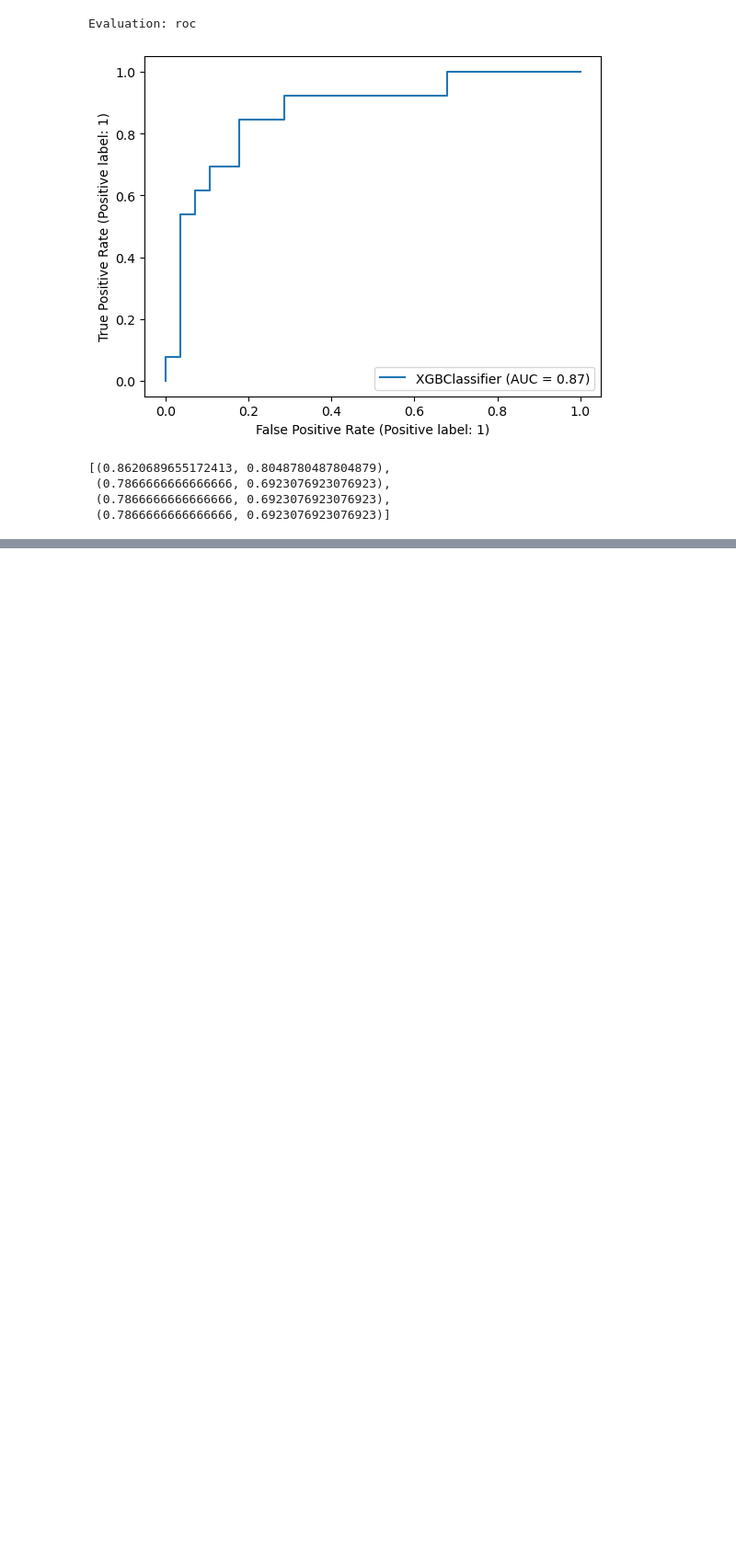
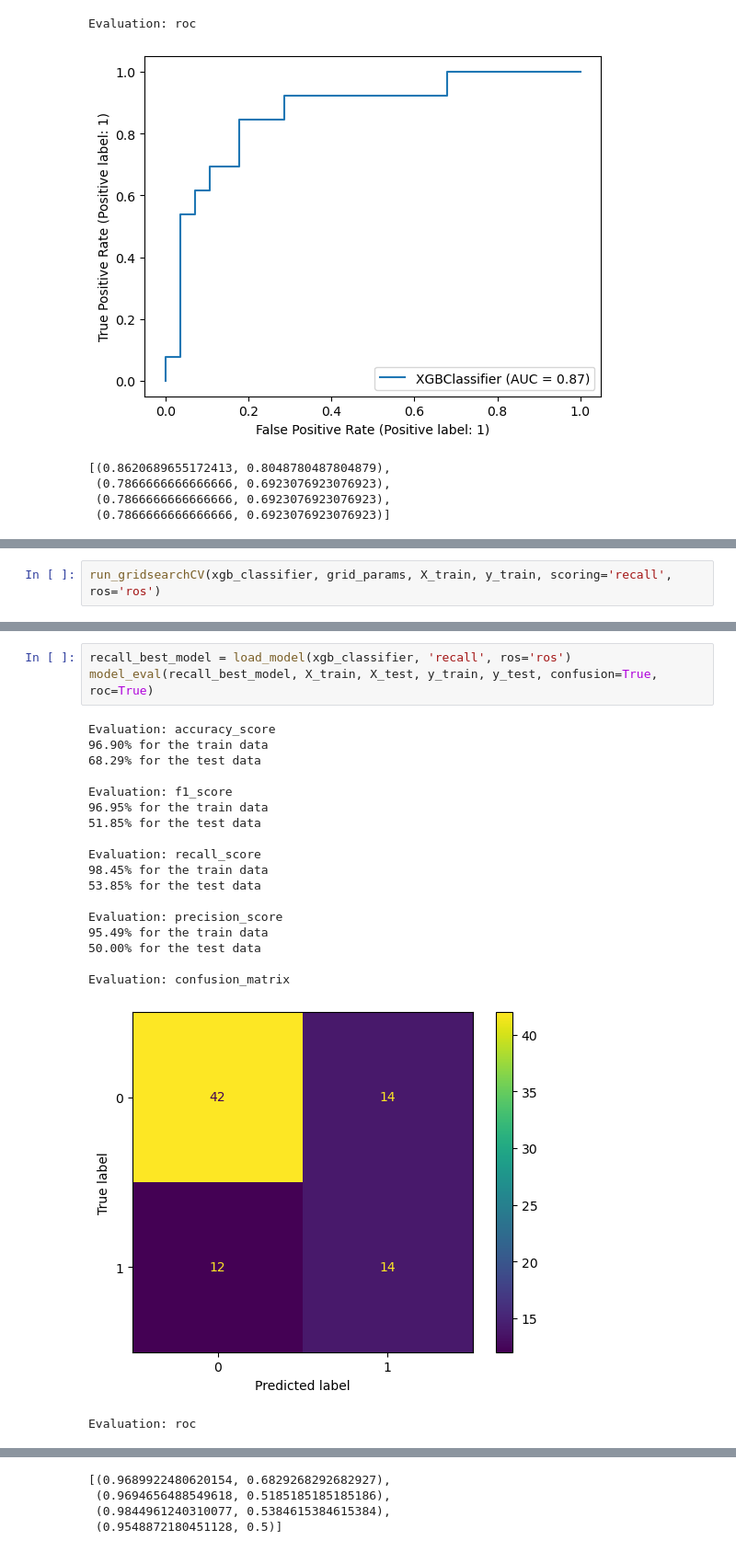
Before and after one commit to kimlindner/Type2DiabetesDetection_ML_Project, a Jupyter notebook: XGBoost.ipynb, the cells around one changed output, grey strips where cells are left out. Shown at 92% size. Drawn from its saved outputs; the diff is of its cells as text; blank space fills up the shorter version.

```diff
--- a/XGBoost.ipynb
+++ b/XGBoost.ipynb
@@ -189,0 +299,2 @@ Evaluation: roc
+# %%
+run_gridsearchCV(xgb_classifier, grid_params, X_train, y_train, scoring='recall', ros='ros')
@@ -189,0 +319,23 @@ Evaluation: roc
+# %%
+recall_best_model = load_model(xgb_classifier, 'recall', ros='ros')
+model_eval(recall_best_model, X_train, X_test, y_train, y_test, confusion=True, roc=True)
+# %% [output]
+Evaluation: accuracy_score
+96.90% for the train data
+68.29% for the test data
+
+Evaluation: f1_score
+96.95% for the train data
+51.85% for the test data
+
+Evaluation: recall_score
+98.45% for the train data
+53.85% for the test data
+
+Evaluation: precision_score
+95.49% for the train data
+50.00% for the test data
+
+Evaluation: confusion_matrix
+[figure, added]
+Evaluation: roc
@@ -189,0 +343,4 @@ Evaluation: roc
+[(0.9689922480620154, 0.6829268292682927),
+ (0.9694656488549618, 0.5185185185185186),
+ (0.9844961240310077, 0.5384615384615384),
+ (0.9548872180451128, 0.5)]
```
Also changed, not shown: parts of 11 cells of this notebook, 5 other files.
